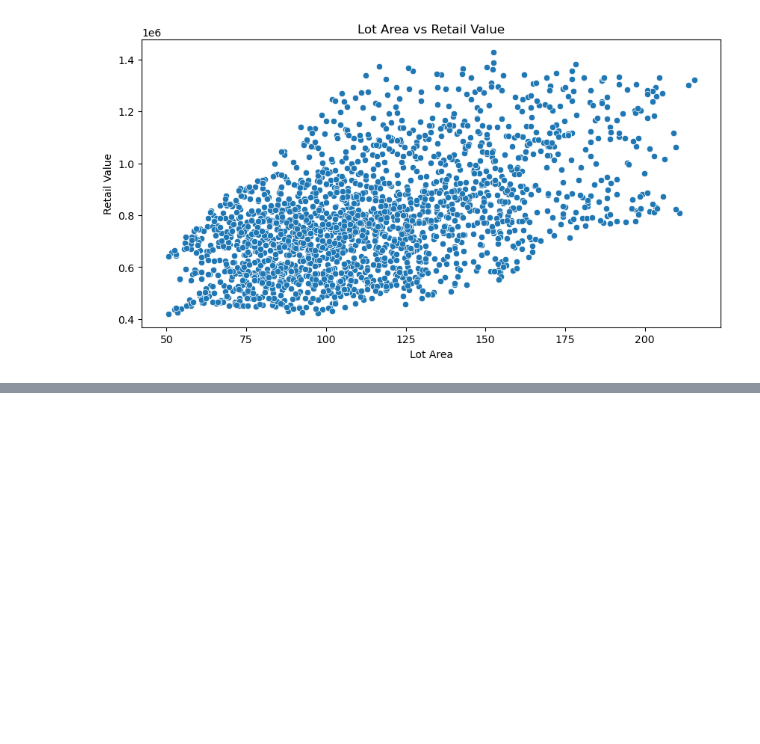
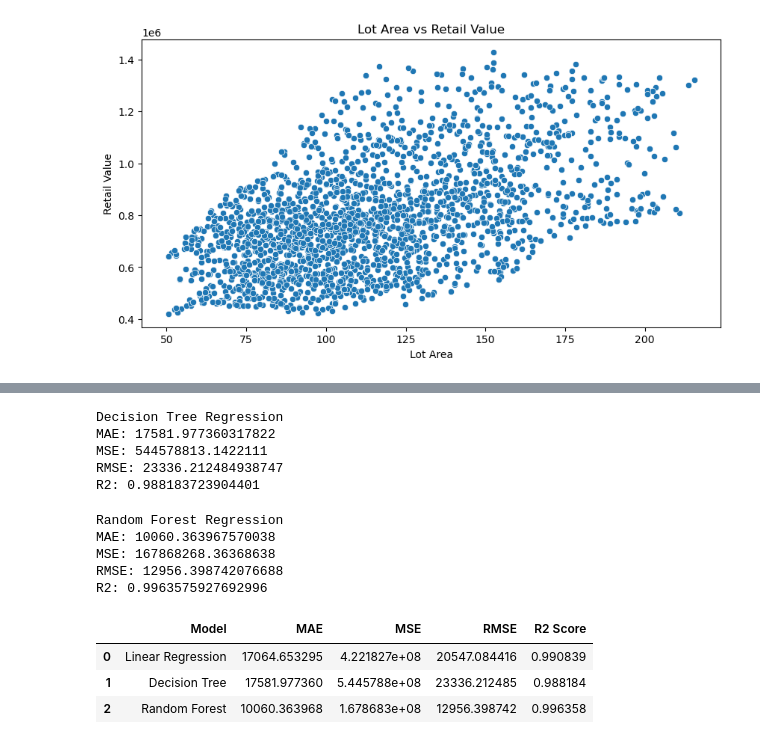
Before and after one commit to nobel123-oss/Housing_Price_Prediction, a Jupyter notebook: Housing Price Analysis.ipynb, the cells around one changed output, grey strips where cells are left out. Drawn from its saved outputs; the diff is of its cells as text; code cells hidden in the pictures; blank space fills up the shorter version.

```diff
--- a/Housing Price Analysis.ipynb
+++ b/Housing Price Analysis.ipynb
@@ -68,0 +100,76 @@ plt.show()
+# %%
+from sklearn.tree import DecisionTreeRegressor
+
+dt_model = DecisionTreeRegressor(
+    random_state=42,
+    max_depth=10
+)
+dt_model.fit(X_train, y_train)
+
+dt_pred = dt_model.predict(X_test)
+
+print("Decision Tree Regression")
+print("MAE:", mean_absolute_error(y_test, dt_pred))
+print("MSE:", mean_squared_error(y_test, dt_pred))
+print("RMSE:", np.sqrt(mean_squared_error(y_test, dt_pred)))
+print("R2:", r2_score(y_test, dt_pred))
+# %% [output]
+Decision Tree Regression
+MAE: 17581.977360317822
+MSE: 544578813.1422111
+RMSE: 23336.212484938747
+R2: 0.988183723904401
+# %%
+from sklearn.ensemble import RandomForestRegressor
+
+rf_model = RandomForestRegressor(
+    n_estimators=100,
+    random_state=42,
+    max_depth=15
+)
+rf_model.fit(X_train, y_train)
+
+rf_pred = rf_model.predict(X_test)
+
+print("Random Forest Regression")
+print("MAE:", mean_absolute_error(y_test, rf_pred))
+print("MSE:", mean_squared_error(y_test, rf_pred))
+print("RMSE:", np.sqrt(mean_squared_error(y_test, rf_pred)))
+print("R2:", r2_score(y_test, rf_pred))
+# %% [output]
+Random Forest Regression
+MAE: 10060.363967570038
+MSE: 167868268.36368638
+RMSE: 12956.398742076688
+R2: 0.9963575927692996
+# %%
+results = pd.DataFrame({
+    "Model": ["Linear Regression", "Decision Tree", "Random Forest"],
+    "MAE": [
+        mean_absolute_error(y_test, lr_pred),
+        mean_absolute_error(y_test, dt_pred),
+        mean_absolute_error(y_test, rf_pred)
+    ],
+    "MSE": [
+        mean_squared_error(y_test, lr_pred),
+        mean_squared_error(y_test, dt_pred),
+        mean_squared_error(y_test, rf_pred)
+    ],
+    "RMSE": [
+        np.sqrt(mean_squared_error(y_test, lr_pred)),
+        np.sqrt(mean_squared_error(y_test, dt_pred)),
+        np.sqrt(mean_squared_error(y_test, rf_pred))
+    ],
+    "R2 Score": [
+        r2_score(y_test, lr_pred),
+        r2_score(y_test, dt_pred),
+        r2_score(y_test, rf_pred)
+    ]
+})
+
+results
+# %% [output]
+|  | Model | MAE | MSE | RMSE | R2 Score |
+| 0 | Linear Regression | 17064.653295 | 4.221827e+08 | 20547.084416 | 0.990839 |
+| 1 | Decision Tree | 17581.977360 | 5.445788e+08 | 23336.212485 | 0.988184 |
+| 2 | Random Forest | 10060.363968 | 1.678683e+08 | 12956.398742 | 0.996358 |
```
Also changed, not shown: parts of 3 cells of this notebook.
